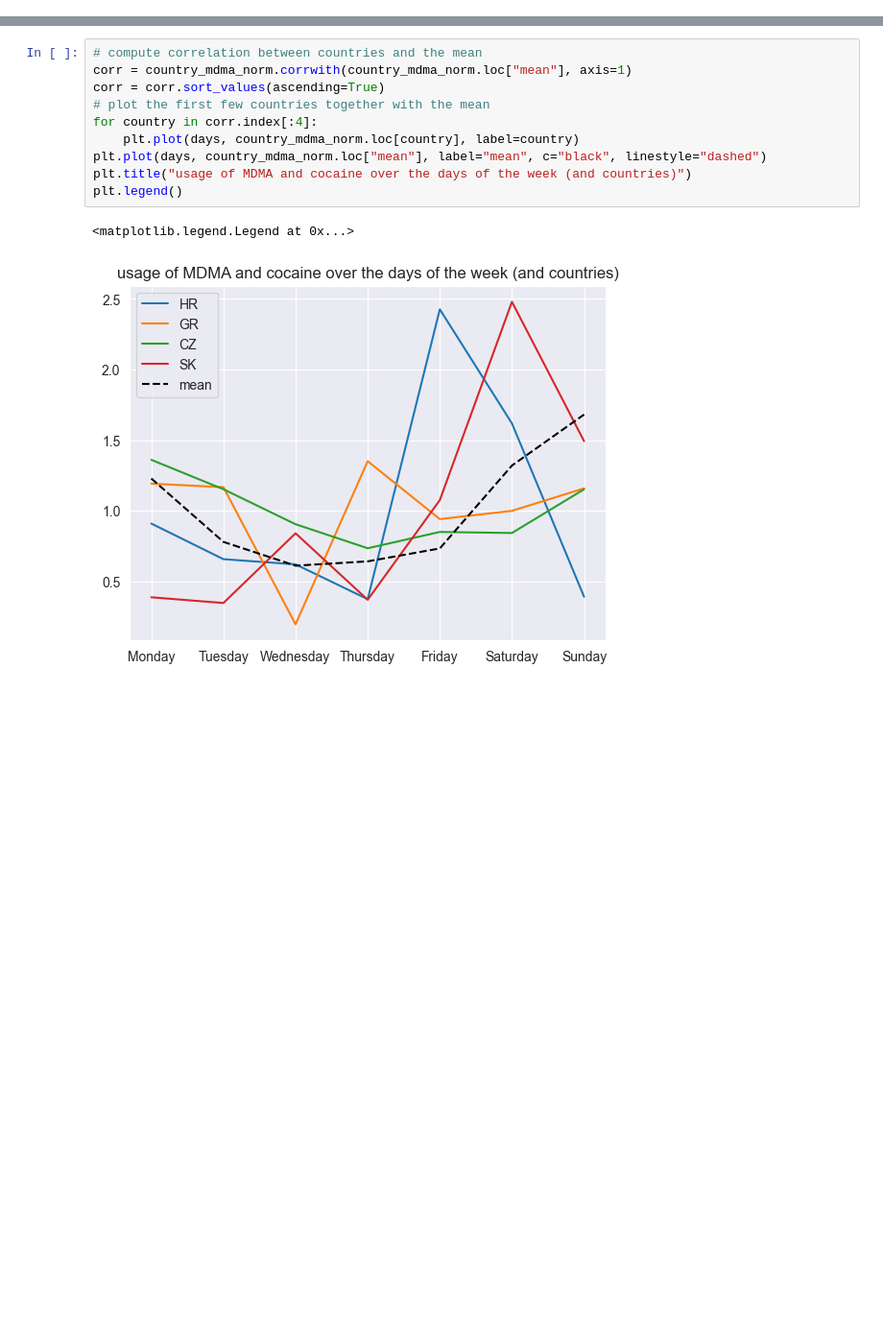
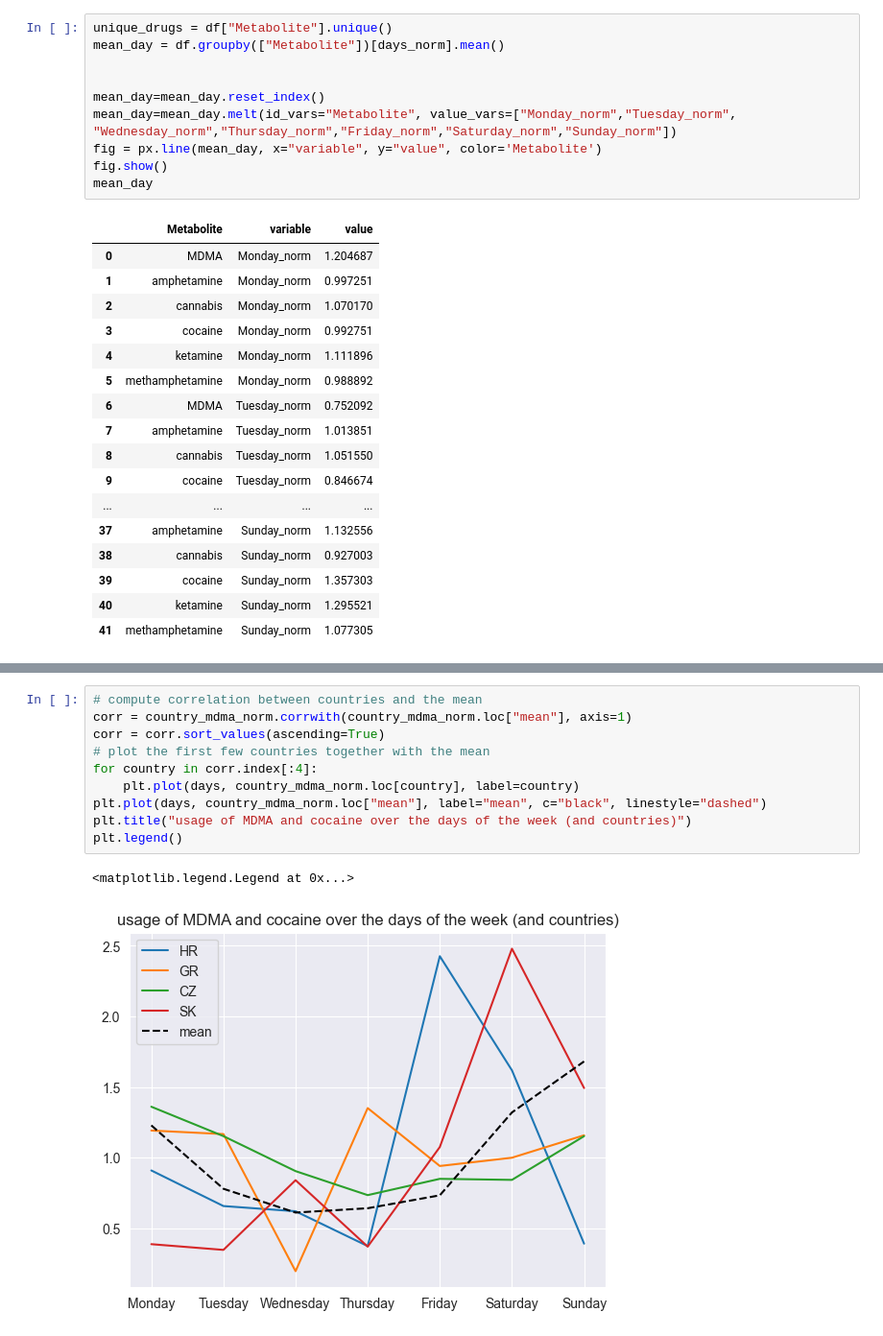
Before and after one commit to j-janiszewski/communicating_with_data, a Jupyter notebook: exploring_drugs.ipynb, the cells around one changed output, grey strips where cells are left out. Shown: that part at 96% size. Drawn from its saved outputs; the diff is of its cells as text; blank space fills up the shorter version.

```diff
--- a/exploring_drugs.ipynb
+++ b/exploring_drugs.ipynb
@@ -71 +33,29 @@ for drug in unique_drugs:
+# %%
+unique_drugs = df["Metabolite"].unique()
+mean_day = df.groupby(["Metabolite"])[days_norm].mean()
+
+
+mean_day=mean_day.reset_index()
+mean_day=mean_day.melt(id_vars="Metabolite", value_vars=["Monday_norm","Tuesday_norm", "Wednesday_norm","Thursday_norm","Friday_norm","Saturday_norm","Sunday_norm"])
+fig = px.line(mean_day, x="variable", y="value", color='Metabolite')
+fig.show()
+mean_day
+# %% [output]
+|  | Metabolite | variable | value |
+| 0 | MDMA | Monday_norm | 1.204687 |
+| 1 | amphetamine | Monday_norm | 0.997251 |
+| 2 | cannabis | Monday_norm | 1.070170 |
+| 3 | cocaine | Monday_norm | 0.992751 |
+| 4 | ketamine | Monday_norm | 1.111896 |
+| 5 | methamphetamine | Monday_norm | 0.988892 |
+| 6 | MDMA | Tuesday_norm | 0.752092 |
+| 7 | amphetamine | Tuesday_norm | 1.013851 |
+| 8 | cannabis | Tuesday_norm | 1.051550 |
+| 9 | cocaine | Tuesday_norm | 0.846674 |
+| ... | ... | ... | ... |
+| 37 | amphetamine | Sunday_norm | 1.132556 |
+| 38 | cannabis | Sunday_norm | 0.927003 |
+| 39 | cocaine | Sunday_norm | 1.357303 |
+| 40 | ketamine | Sunday_norm | 1.295521 |
+| 41 | methamphetamine | Sunday_norm | 1.077305 |
 # %%
```
Also changed, not shown: parts of 11 cells of this notebook.
